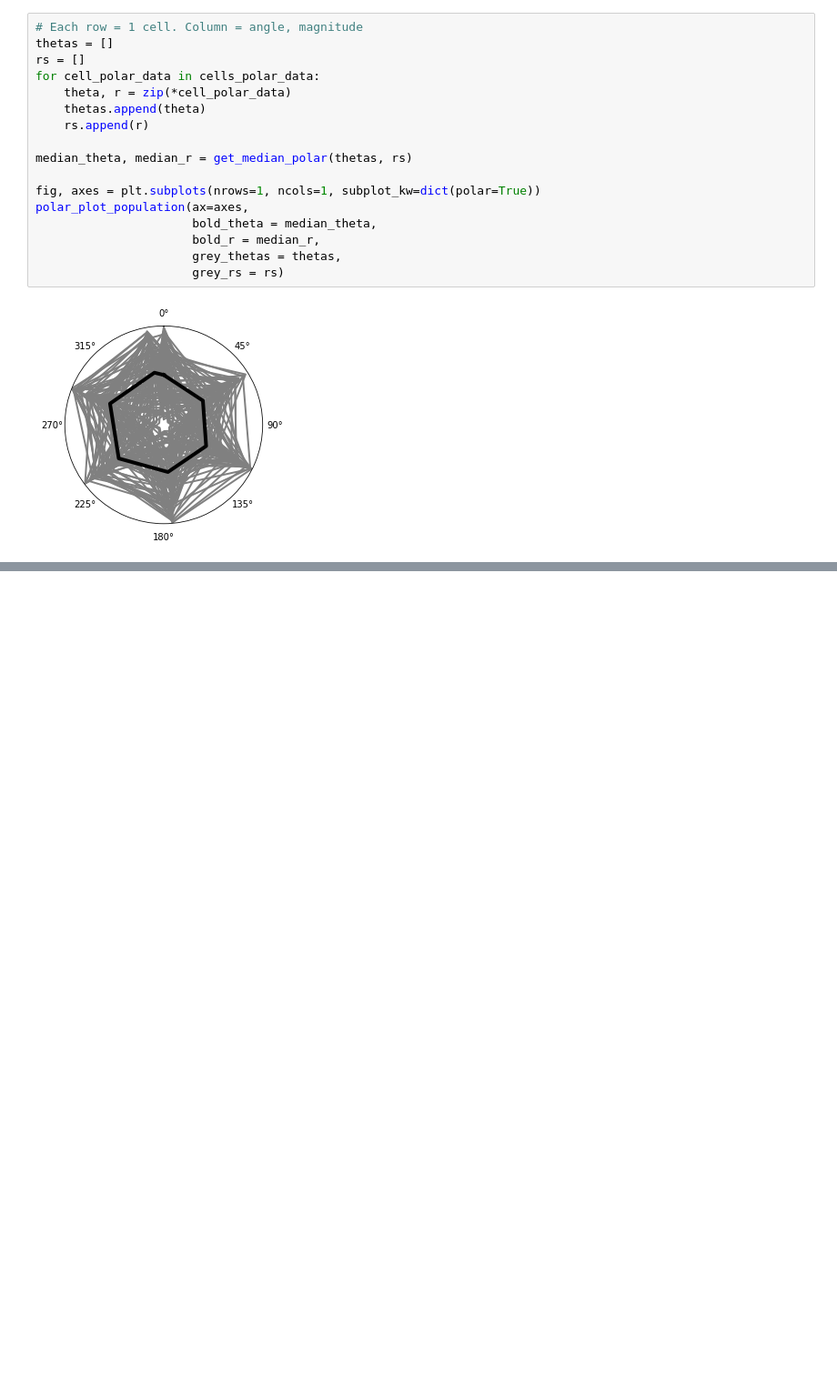
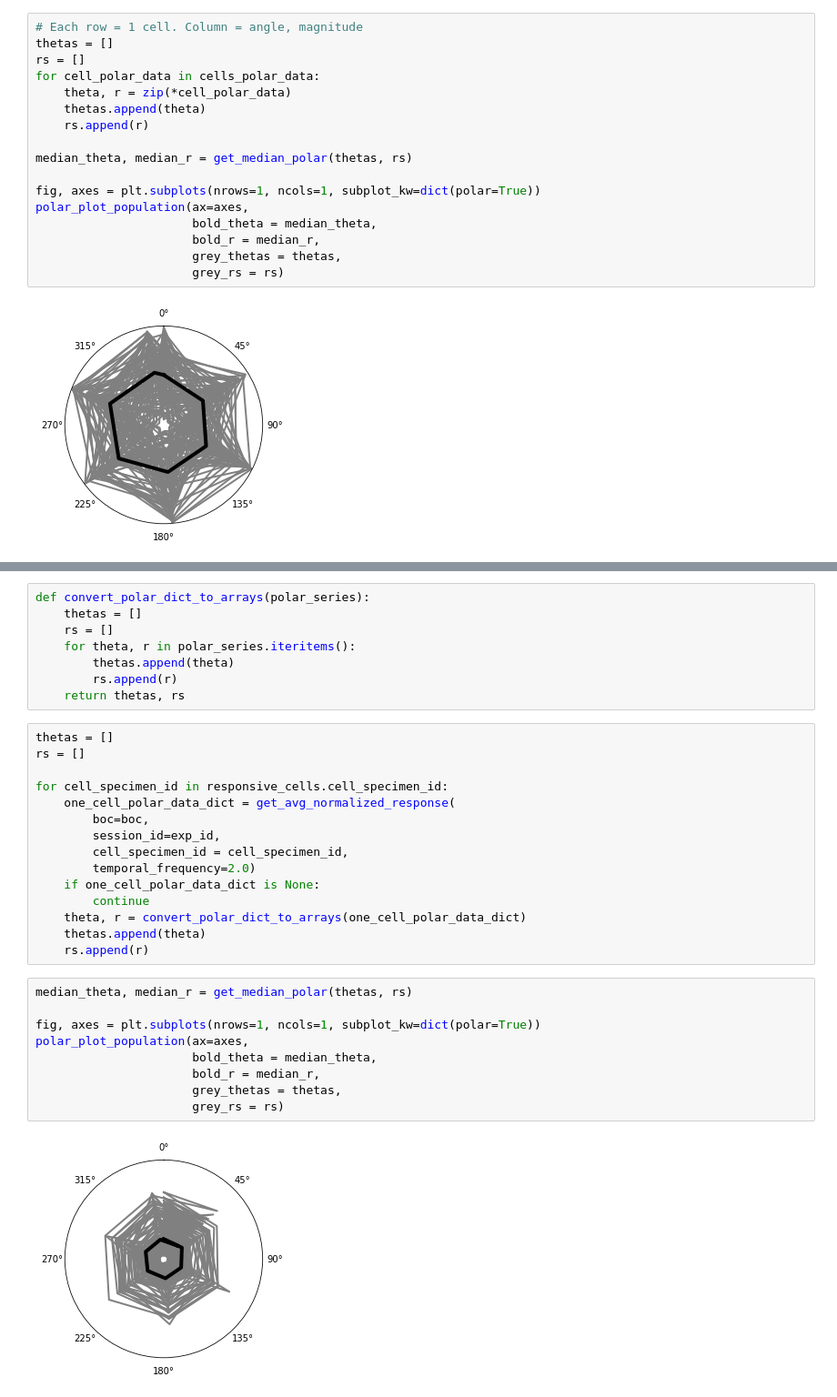
Before and after one commit to AllenInstitute/swdb_2019_student, a Jupyter notebook: visionaries/notebooks/e2e_polarplots.ipynb, the cells around one changed output, grey strips where cells are left out. Shown: that part at 91% size. Cells and saved outputs as stored; diff of their text form; blank space fills up the shorter version.

```diff
--- a/visionaries/notebooks/e2e_polarplots.ipynb
+++ b/visionaries/notebooks/e2e_polarplots.ipynb
@@ -114,0 +147,34 @@ polar_plot_population(ax=axes,
+# %%
+def convert_polar_dict_to_arrays(polar_series):
+    thetas = []
+    rs = []
+    for theta, r in polar_series.iteritems():
+        thetas.append(theta)
+        rs.append(r)
+    return thetas, rs
+# %%
+thetas = []
+rs = []
+
+for cell_specimen_id in responsive_cells.cell_specimen_id:
+    one_cell_polar_data_dict = get_avg_normalized_response(
+        boc=boc,
+        session_id=exp_id,
+        cell_specimen_id = cell_specimen_id,
+        temporal_frequency=2.0)
+    if one_cell_polar_data_dict is None:
+        continue
+    theta, r = convert_polar_dict_to_arrays(one_cell_polar_data_dict)
+    thetas.append(theta)
+    rs.append(r)
+# %%
+median_theta, median_r = get_median_polar(thetas, rs)
+
+fig, axes = plt.subplots(nrows=1, ncols=1, subplot_kw=dict(polar=True))
+polar_plot_population(ax=axes,
+                      bold_theta = median_theta,
+                      bold_r = median_r,
+                      grey_thetas = thetas,
+                      grey_rs = rs)
+# %% [output]
+[figure, added]
```
Also changed, not shown: parts of 3 cells of this notebook, 1 other file.
